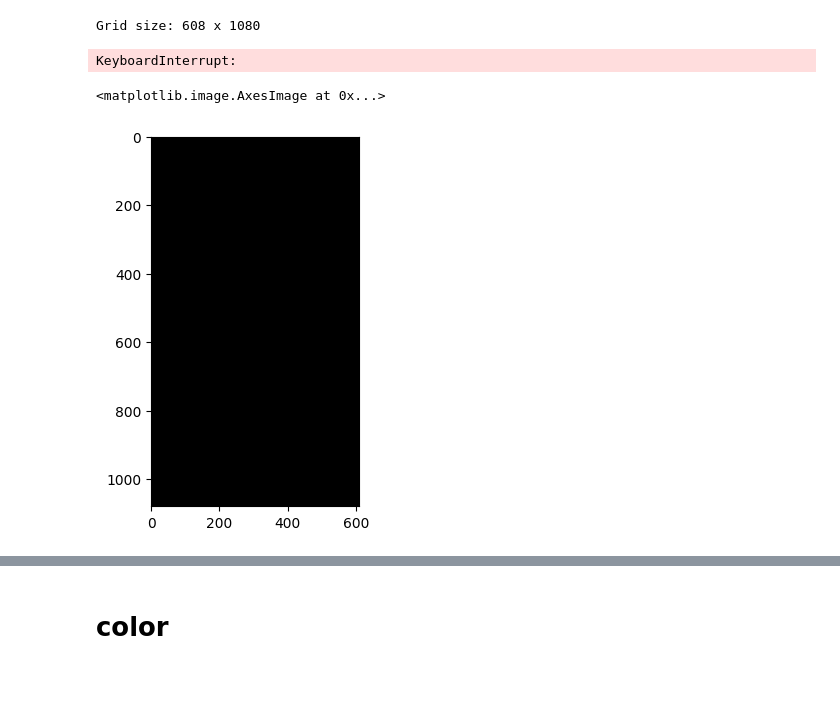
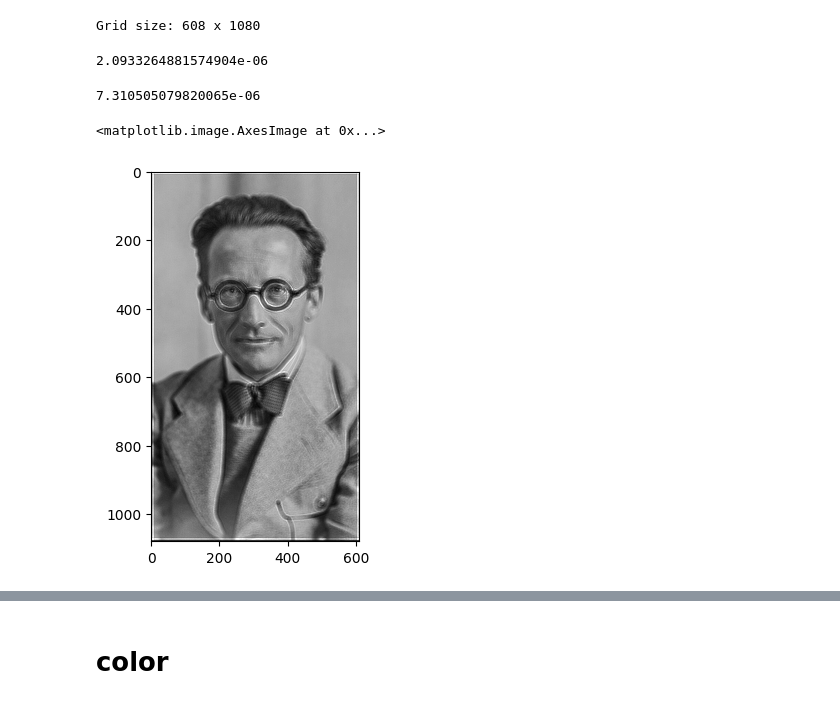
Before and after one commit to julianszere/imagesolver, a Jupyter notebook: schrodinger_equation.ipynb, the cells around one changed output, grey strips where cells are left out. Saved outputs shown, nothing was run; the diff lists cells and outputs as text; code cells hidden in the pictures.

```diff
--- a/schrodinger_equation.ipynb
+++ b/schrodinger_equation.ipynb
@@ -46,17 +46,22 @@ for i in range(frames):
     u = np.absolute(psi.reshape(ny, nx))**2 * 255
     fig = plt.figure(figsize=(nx / dpi, ny / dpi), dpi=dpi)
     ax = fig.add_axes([0, 0, 1, 1])
-    ax.imshow(u, aspect='auto', cmap='gray')
+    ax.imshow(u, aspect='auto', cmap='gray', vmax=np.percentile(u, 99))
     ax.axis("off")
     plt.savefig(f"images/frame-{int(i):04d}.png", dpi=dpi, bbox_inches='tight', pad_inches=0, transparent=True)
     plt.close(fig)
-# %% [output]
-KeyboardInterrupt:
+# %%
+np.percentile(u, 90)
+# %% [output]
+2.0933264881574904e-06
+# %%
+np.max(u)
+# %% [output]
+7.310505079820065e-06
 # %%
-
-psi = expm_multiply(-1j * H * 0, psi0)
+psi = expm_multiply(-1j * H * 10, psi0)
 u = np.absolute(psi.reshape(ny, nx))**2
-plt.imshow(u, cmap='gray')
+plt.imshow(u, cmap='gray', vmax=np.percentile(u, 99))
 # %% [output]
 <matplotlib.image.AxesImage at 0x...>
-[figure, old version]
+[figure, new version]
```
Also changed, not shown: parts of 5 cells of this notebook.
